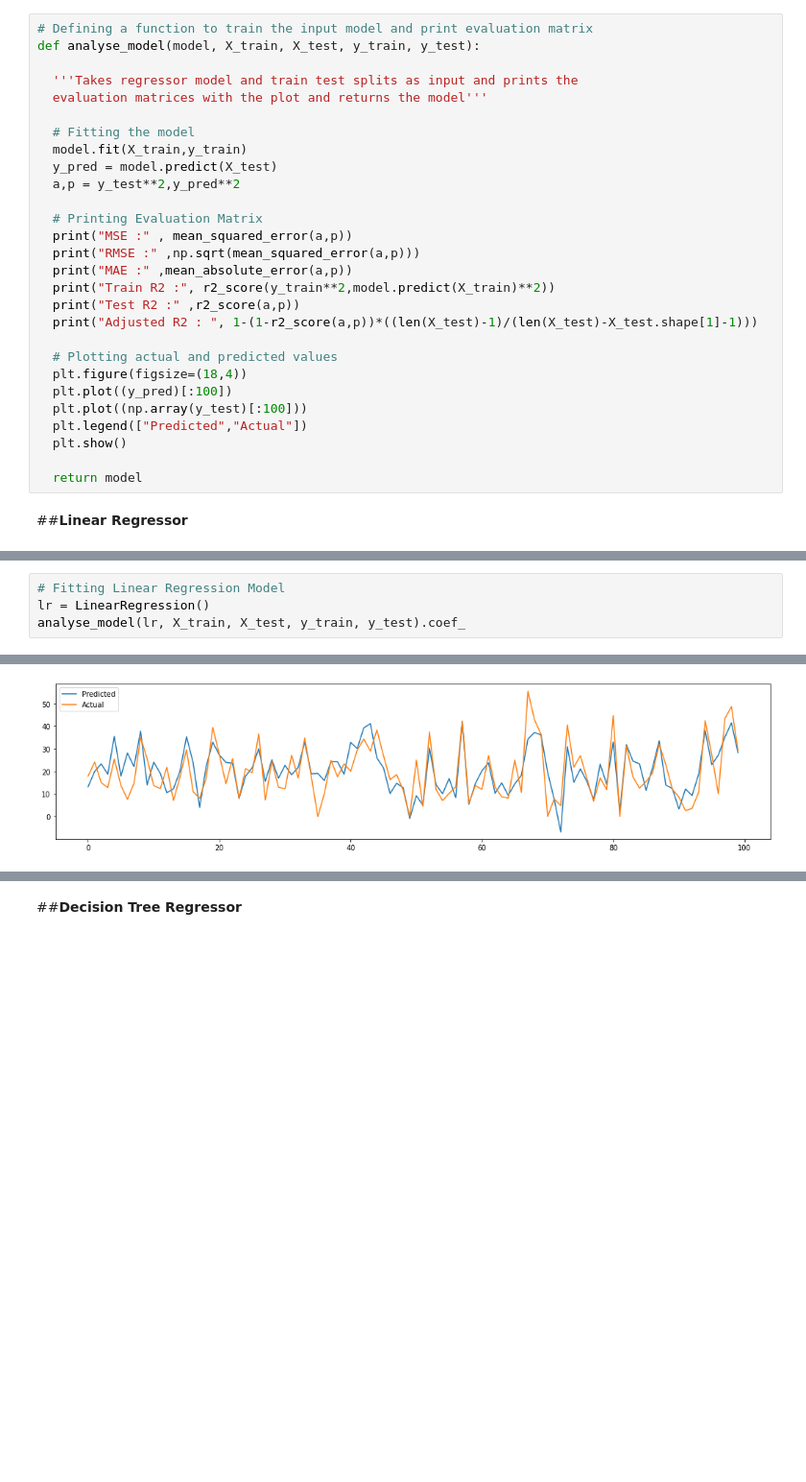
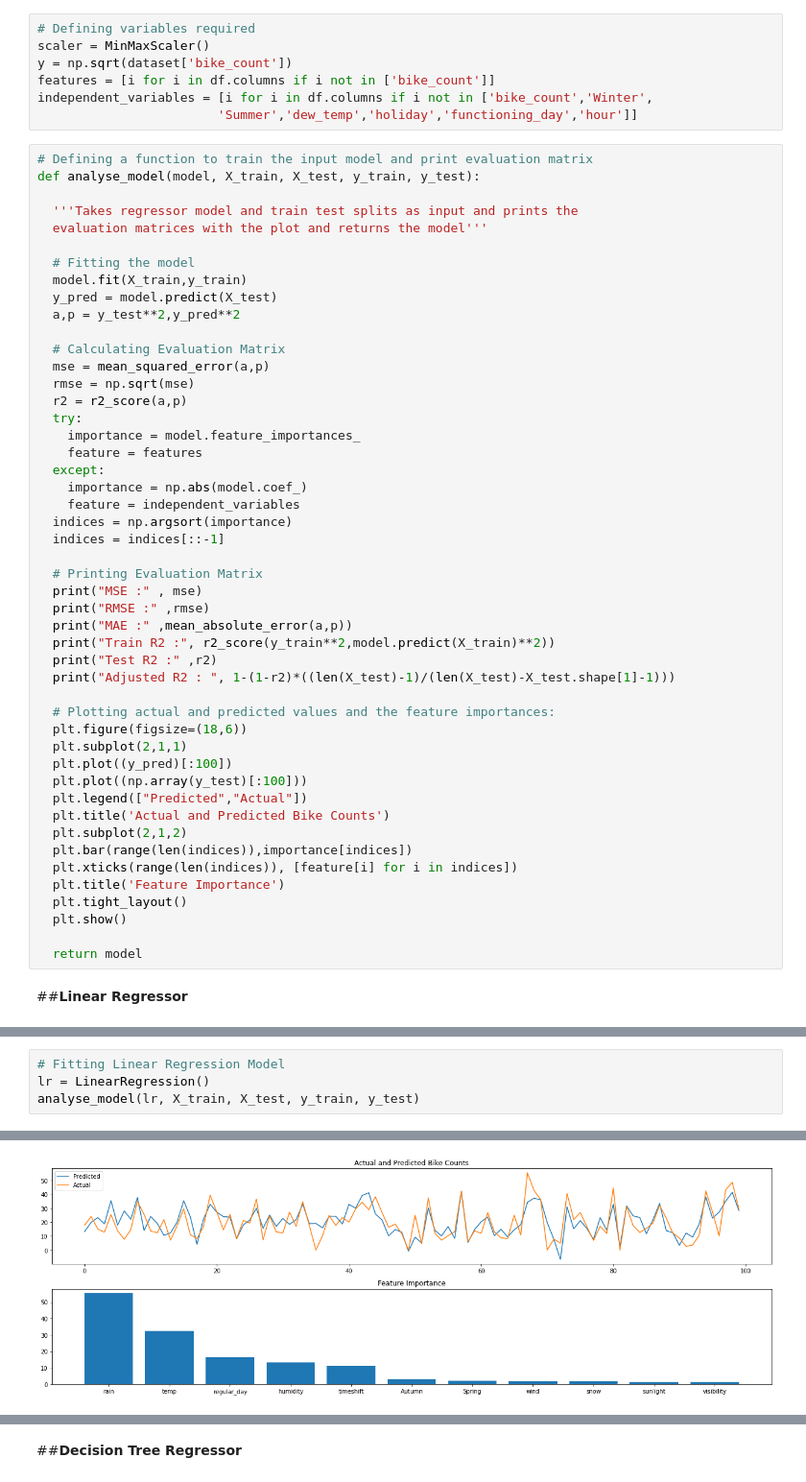
Before and after one commit to s-kp/CapstoneProject-MLRegression, a Jupyter notebook: Bike_Sharing_Demand_Prediction_Capstone_Project.ipynb, the cells around one changed output, grey strips where cells are left out. Shown at 96% size. Drawn from its saved outputs; the diff is of its cells as text; blank space fills up the shorter version.

```diff
--- a/Bike_Sharing_Demand_Prediction_Capstone_Project.ipynb
+++ b/Bike_Sharing_Demand_Prediction_Capstone_Project.ipynb
@@ -385,3 +381,10 @@ X_train, X_test, y_train, y_test = train_test_split( X,y , test_size = 0.2, rand
+# %%
+# Defining variables required
+scaler = MinMaxScaler()
+y = np.sqrt(dataset['bike_count'])
+features = [i for i in df.columns if i not in ['bike_count']]
+independent_variables = [i for i in df.columns if i not in ['bike_count','Winter',
+                        'Summer','dew_temp','holiday','functioning_day','hour']]
 # %%
 # Defining a function to train the input model and print evaluation matrix
 def analyse_model(model, X_train, X_test, y_train, y_test):
@@ -394,19 +397,39 @@ def analyse_model(model, X_train, X_test, y_train, y_test):
   y_pred = model.predict(X_test)
   a,p = y_test**2,y_pred**2
 
+  # Calculating Evaluation Matrix
+  mse = mean_squared_error(a,p)
+  rmse = np.sqrt(mse)
+  r2 = r2_score(a,p)
+  try:
+    importance = model.feature_importances_
+    feature = features
+  except:
+    importance = np.abs(model.coef_)
+    feature = independent_variables
+  indices = np.argsort(importance)
+  indices = indices[::-1]
+
   # Printing Evaluation Matrix
-  print("MSE :" , mean_squared_error(a,p))
-  print("RMSE :" ,np.sqrt(mean_squared_error(a,p)))
+  print("MSE :" , mse)
+  print("RMSE :" ,rmse)
   print("MAE :" ,mean_absolute_error(a,p))
   print("Train R2 :", r2_score(y_train**2,model.predict(X_train)**2))
-  print("Test R2 :" ,r2_score(a,p))
-  print("Adjusted R2 : ", 1-(1-r2_score(a,p))*((len(X_test)-1)/(len(X_test)-X_test.shape[1]-1)))
+  print("Test R2 :" ,r2)
+  print("Adjusted R2 : ", 1-(1-r2)*((len(X_test)-1)/(len(X_test)-X_test.shape[1]-1)))
 
-  # Plotting actual and predicted values
-  plt.figure(figsize=(18,4))
+  # Plotting actual and predicted values and the feature importances:
+  plt.figure(figsize=(18,6))
+  plt.subplot(2,1,1)
   plt.plot((y_pred)[:100])
   plt.plot((np.array(y_test)[:100]))
   plt.legend(["Predicted","Actual"])
+  plt.title('Actual and Predicted Bike Counts')
+  plt.subplot(2,1,2)
+  plt.bar(range(len(indices)),importance[indices])
+  plt.xticks(range(len(indices)), [feature[i] for i in indices])
+  plt.title('Feature Importance')
+  plt.tight_layout()
   plt.show()
 
   return model
@@ -415,12 +442,12 @@ def analyse_model(model, X_train, X_test, y_train, y_test):
 # %%
 # Fitting Linear Regression Model
 lr = LinearRegression()
-analyse_model(lr, X_train, X_test, y_train, y_test).coef_
+analyse_model(lr, X_train, X_test, y_train, y_test)
 # %% [output]
 MSE : 173842.47116684186
 RMSE : 416.9442062996461
 MAE : 288.92550836065703
 Train R2 : 0.5786592459655864
 Test R2 : 0.5846282232725868
 Adjusted R2 :  0.5820023097415514
-[figure, old version]
+[figure, new version]
```
Also changed, not shown: parts of 18 cells of this notebook.
